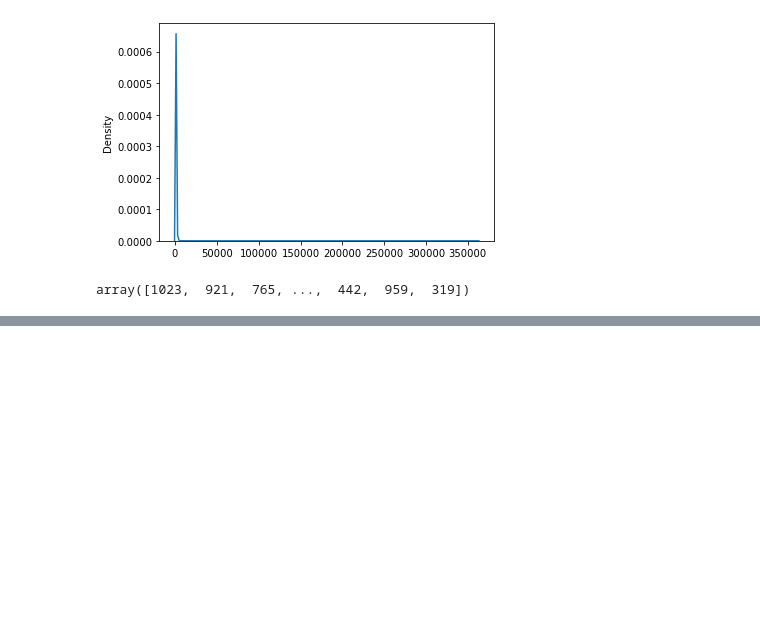
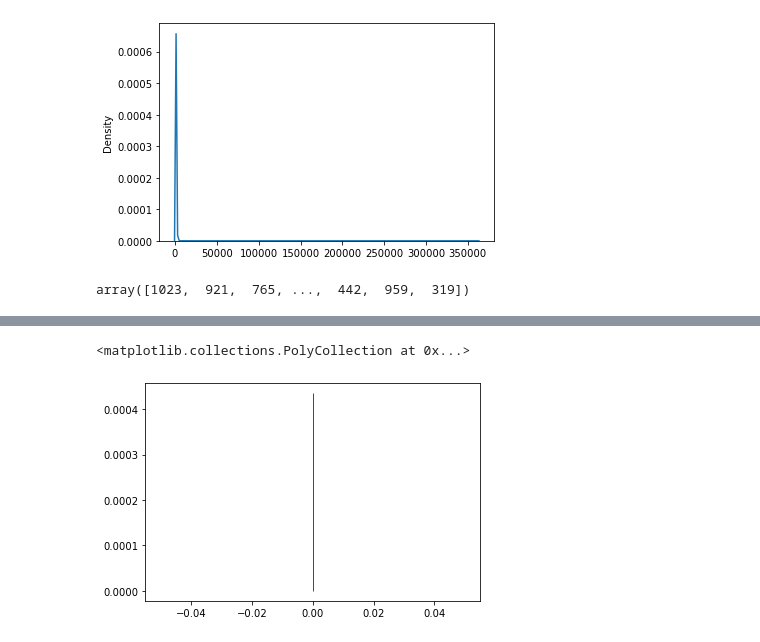
Before and after one commit to wangyibin/CPhasing, a Jupyter notebook: notebooks/hcr_from_contacts.ipynb, the cells around one changed output, grey strips where cells are left out. Drawn from its saved outputs; the diff is of its cells as text; code cells hidden in the pictures; blank space fills up the shorter version.

```diff
--- a/notebooks/hcr_from_contacts.ipynb
+++ b/notebooks/hcr_from_contacts.ipynb
@@ -79,0 +131,10 @@ array([1023,  921,  765, ...,  442,  959,  319])
+# %%
+kde = gaussian_kde(sum_array)
+x = np.linspace(np.min(sum_array), np.max(sum_array), 1000)
+kde_values = kde.evaluate(x)
+cdf = np.cumsum(kde_values)/np.sum(kde_values)
+index = np.argmax(cdf > 0.95)
+plt.fill_between(x[:index], kde_values[:index], color="r")
+# %% [output]
+<matplotlib.collections.PolyCollection at 0x...>
+[figure, added]
```
Also changed, not shown: parts of 15 cells of this notebook, 5 other files.
